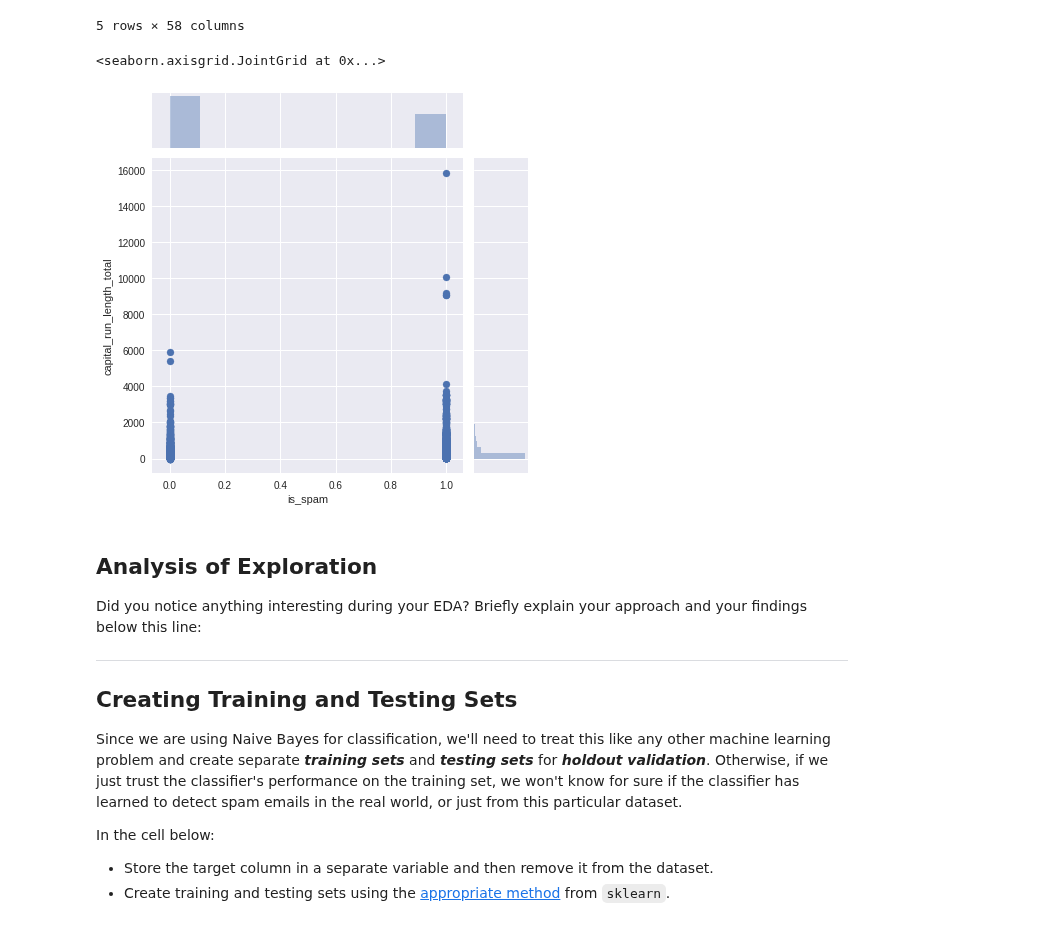
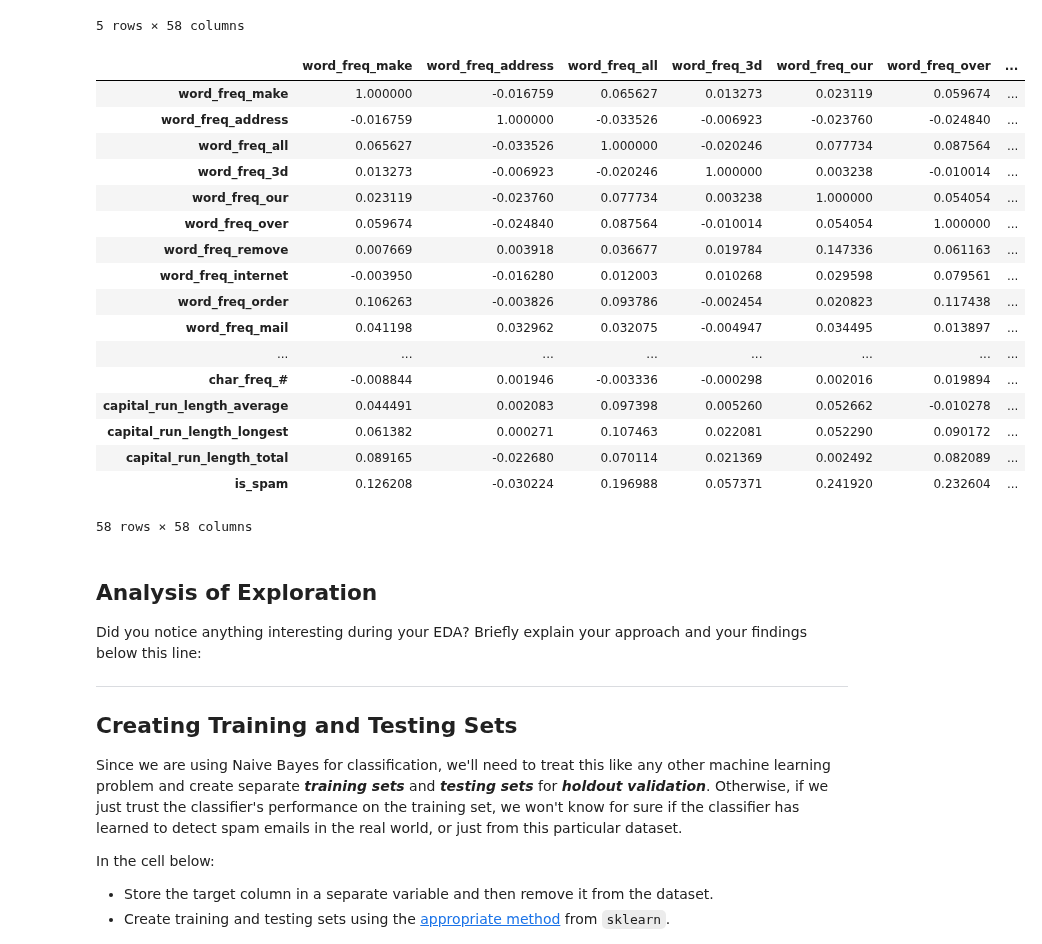
Before and after one commit to ZMBailey/dsc-2-22-14-document-classification-using-naive-bayes-lab-seattle-ds-career-040119, a Jupyter notebook: index.ipynb, the cells around one changed output. Drawn from its saved outputs; the diff is of its cells as text; code cells hidden in the pictures.

```diff
--- a/index.ipynb
+++ b/index.ipynb
@@ -139,10 +139,26 @@ df.head()
 | 4 | 0.00 | 0.00 | 0.00 | 0.0 | 0.63 | 0.00 | ... |
 5 rows × 58 columns
 # %%
-df.c
+df.corr()
 # %% [output]
+|  | word_freq_make | word_freq_address | word_freq_all | word_freq_3d | word_freq_our | word_freq_over | ... |
+| word_freq_make | 1.000000 | -0.016759 | 0.065627 | 0.013273 | 0.023119 | 0.059674 | ... |
+| word_freq_address | -0.016759 | 1.000000 | -0.033526 | -0.006923 | -0.023760 | -0.024840 | ... |
+| word_freq_all | 0.065627 | -0.033526 | 1.000000 | -0.020246 | 0.077734 | 0.087564 | ... |
+| word_freq_3d | 0.013273 | -0.006923 | -0.020246 | 1.000000 | 0.003238 | -0.010014 | ... |
+| word_freq_our | 0.023119 | -0.023760 | 0.077734 | 0.003238 | 1.000000 | 0.054054 | ... |
+| word_freq_over | 0.059674 | -0.024840 | 0.087564 | -0.010014 | 0.054054 | 1.000000 | ... |
+| word_freq_remove | 0.007669 | 0.003918 | 0.036677 | 0.019784 | 0.147336 | 0.061163 | ... |
+| word_freq_internet | -0.003950 | -0.016280 | 0.012003 | 0.010268 | 0.029598 | 0.079561 | ... |
+| word_freq_order | 0.106263 | -0.003826 | 0.093786 | -0.002454 | 0.020823 | 0.117438 | ... |
+| word_freq_mail | 0.041198 | 0.032962 | 0.032075 | -0.004947 | 0.034495 | 0.013897 | ... |
+| ... | ... | ... | ... | ... | ... | ... | ... |
+| char_freq_# | -0.008844 | 0.001946 | -0.003336 | -0.000298 | 0.002016 | 0.019894 | ... |
+| capital_run_length_average | 0.044491 | 0.002083 | 0.097398 | 0.005260 | 0.052662 | -0.010278 | ... |
+| capital_run_length_longest | 0.061382 | 0.000271 | 0.107463 | 0.022081 | 0.052290 | 0.090172 | ... |
+| capital_run_length_total | 0.089165 | -0.022680 | 0.070114 | 0.021369 | 0.002492 | 0.082089 | ... |
+| is_spam | 0.126208 | -0.030224 | 0.196988 | 0.057371 | 0.241920 | 0.232604 | ... |
-<seaborn.axisgrid.JointGrid at 0x...>
+58 rows × 58 columns
-[figure, removed]
 # %% [markdown]
 ## Analysis of Exploration
 
```
